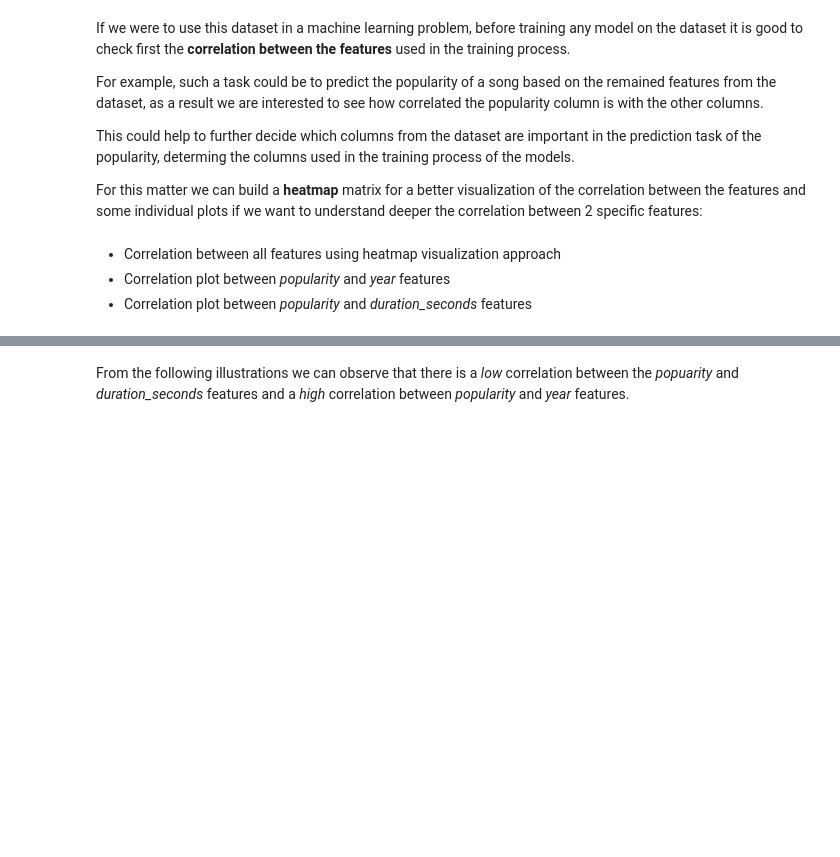
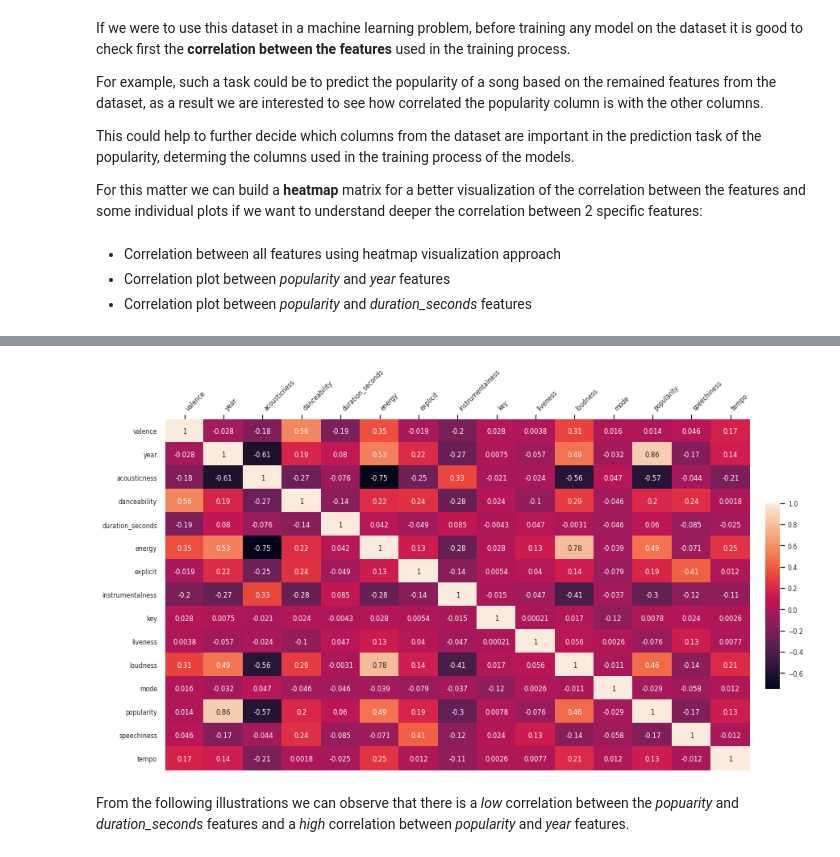
Before and after one commit to AnaMaria2019/data-vis-spotify-songs-dataset, a Jupyter notebook: data-vis-spotify-songs.ipynb, the cells around one changed output, grey strips where cells are left out. Cells and saved outputs as stored; diff of their text form; code cells hidden in the pictures; blank space fills up the shorter version.

Commit message:
Add heatmap correlation matrix

```diff
--- a/data-vis-spotify-songs.ipynb
+++ b/data-vis-spotify-songs.ipynb
@@ -70,3 +77,25 @@ data_shuffled = data.sample(frac=1)
+# %%
+fig, ax = plt.subplots()
+ax.xaxis.tick_top()
+fig.set_size_inches(13, 8)
+cbar_ax = fig.add_axes([.92, .3, .02, .4])
+sb.set(font_scale=0.7)
+heat_map = sb.heatmap(
+    data_shuffled.corr(),
+    ax=ax,
+    cbar_ax=cbar_ax,
+    xticklabels=data_shuffled.corr().columns,
+    yticklabels=data_shuffled.corr().columns,
+    annot=True
+)
+heat_map.set_xticklabels(
+    heat_map.get_xticklabels(),
+    rotation=45,
+    horizontalalignment='left'
+)
+plt.show()
+# %% [output]
+[figure, added]
 # %% [markdown]
 From the following illustrations we can observe that there is a *low* correlation between the *popuarity* and *duration_seconds* features and a *high* correlation between *popularity* and *year* features.
 # %%
```
Also changed, not shown: parts of 2 cells of this notebook.
